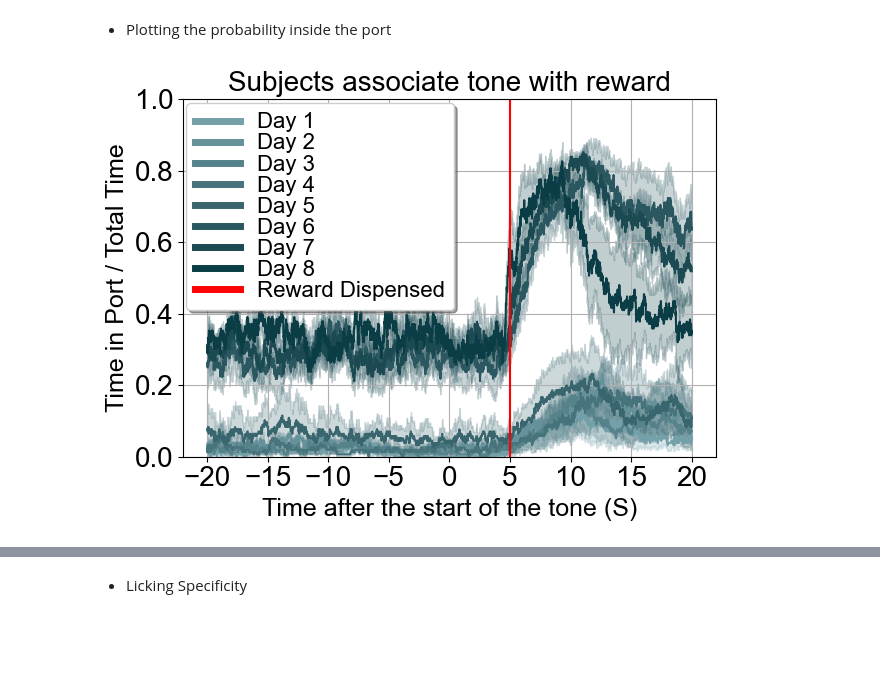
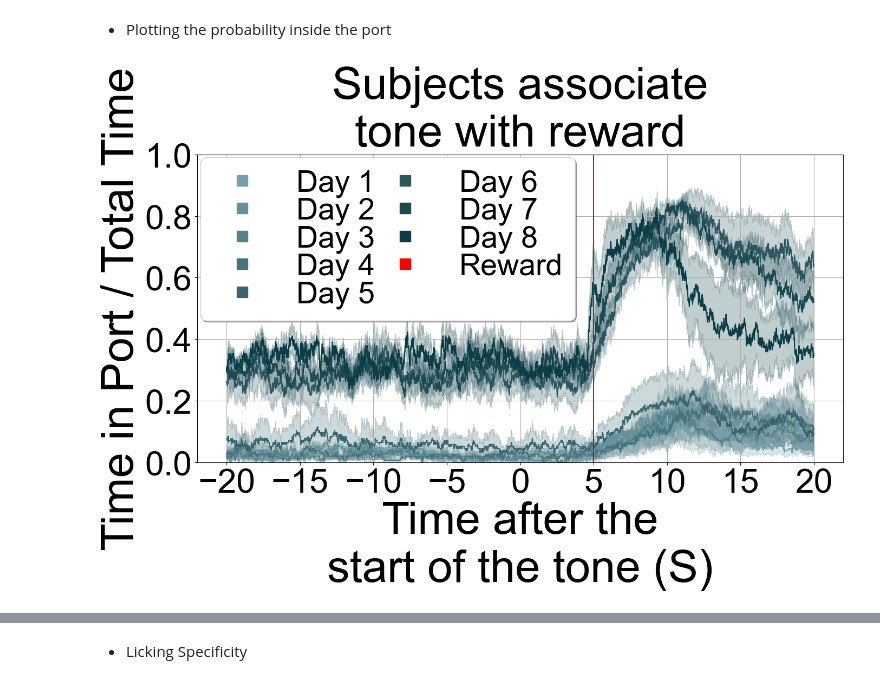
Before and after one commit to padillacoreanolab/behavioral_dataframe_processing, a Jupyter notebook: results/2023_02_14_pilot_3_reward_training/pilot_3/03_calculating_port_entry_precision.ipynb, the cells around one changed output, grey strips where cells are left out. Drawn from its saved outputs; the diff is of its cells as text; code cells hidden in the pictures; blank space fills up the shorter version.

```diff
--- a/results/2023_02_14_pilot_3_reward_training/pilot_3/03_calculating_port_entry_precision.ipynb
+++ b/results/2023_02_14_pilot_3_reward_training/pilot_3/03_calculating_port_entry_precision.ipynb
@@ -34,6 +34,14 @@ font = {"family": 'Arial'}
 #        'weight' : 'bold',}
 
 matplotlib.rc('font', **font)
+# %%
+# Plot Specifics
+TITLESIZE = 60
+AXESLABEL = 60
+AXESTICKS = 45
+LINWID = 10
+DOTS = 25
+LEGSIZE = 40
 # %% [markdown]
 # Loading in Recording and Metadata from Previous Notebook
 # %% [markdown]
@@ -839,17 +847,3 @@ per_strain_output_directory
 os.makedirs(per_strain_output_directory, exist_ok=True)
 # %% [markdown]
 - Plotting the probability inside the port
-# %%
-# Plot Specifics
-# TITLESIZE = 60
-TITLESIZE = 20
-
-# AXESLABEL = 60
-AXESLABEL = 18
-
-# AXESTICKS = 45
-AXESTICKS = 20
-LINWID = 10
-DOTS = 25
-# LEGSIZE = 45
-LEGSIZE = 16
@@ -856,7 +852,10 @@ LEGSIZE = 16
 # %%
 all_colors = ["#73a0a9", "#64919a", "#55828b", "#47737c", "#39656e", "#2a5760", "#1b4a52", "#0a3d45", "#003038", "#00242b", "#00191f", "#000000"]
+# %%
+all_markers = [mlines.Line2D([], [], color=color, marker='s', markersize=15, label='Day {}'.format(index + 1), linestyle='None')  for index, color in enumerate(all_colors[:8])] + [mlines.Line2D([], [], color="red", marker='s', markersize=15, label='Reward', linestyle='None')]
 # %%
 # all_colors = ["k", "gray", "b", "m", "fuchsia", "c","g", "lime", "y", "darkorange", "r", "deeppink"]
+plt.rcParams["figure.figsize"] = (14,10)
 fig, ax = plt.subplots()
 # plt.rcParams["figure.figsize"] = (13.5,7.5)
 
@@ -865,39 +864,38 @@ counter = 0
 
 for key in sorted(cd1_col_to_increment_probability.keys()):
     ax.plot(np.linspace(-20,20,4000), cd1_col_to_increment_probability[key]["mean"], label="Day {}".format(str(int(key))), color=all_colors[counter])
     ax.fill_between(np.linspace(-20,20,4000), cd1_col_to_increment_probability[key]["mean"]-cd1_col_to_increment_probability[key]["sem"], \
                     cd1_col_to_increment_probability[key]["mean"]+cd1_col_to_increment_probability[key]["sem"], \
                    alpha=.25, color=all_colors[counter])
     counter += 1
 
-plt.axvline(x=5, label="Reward Dispensed", c="red")
+plt.axvline(x=5, label="Reward", c="red")
 
-ax.set_xlabel("Time after the start of the tone (S)", fontsize = AXESLABEL)
+ax.set_xlabel("Time after the\nstart of the tone (S)", fontsize = AXESLABEL)
 ax.set_ylabel("Time in Port / Total Time", fontsize = AXESLABEL)
-ax.set_title("Subjects associate tone with reward".format(cohort), fontsize = TITLESIZE)
+ax.set_title("Subjects associate\ntone with reward".format(cohort), fontsize = TITLESIZE)
 ax.set_ylim(0, 1)
 plt.xticks(fontsize=AXESTICKS)
 plt.yticks(fontsize=AXESTICKS)
 plt.tight_layout()
 ax.grid()
 
 
 # legend = plt.legend(fontsize=LEGSIZE, ncol=1, fancybox=True, shadow=True, loc='center left', bbox_to_anchor=(0.95, 0.5))
 # legend = plt.legend(fontsize=LEGSIZE, ncol=5, fancybox=True, shadow=True, bbox_to_anchor=(0.5, -0.2), loc='upper center')
-legend = plt.legend(fontsize=LEGSIZE, ncol=1, fancybox=True, shadow=True, loc='upper right', columnspacing=0.4, labelspacing = 0.05, bbox_to_anchor=(0.53, 1.02))
-
+legend = plt.legend(handles=all_markers, fontsize=LEGSIZE, ncol=2, fancybox=True, frameon = True, shadow=True, loc='upper right', columnspacing=0.0, labelspacing = 0.0, bbox_to_anchor=(0.608, 1.04))
 
 # set the linewidth of each legend object
 for legobj in legend.legendHandles:
     legobj.set_linewidth(5.0)
 
 file_name = "probability_inside_port_cage_6.svg".format(cohort, cage_numbers_for_title, subject_id, earliest_date, latest_date)
 plt.savefig(os.path.join("./proc", file_name), bbox_inches='tight' )
 file_name = "probability_inside_port_cage_6.png".format(cohort, cage_numbers_for_title, subject_id, earliest_date, latest_date)
 plt.savefig(os.path.join("./proc", file_name), bbox_inches='tight')
 plt.show()
 # %% [output]
-[figure, old version]
+[figure, new version]
 # %%
 size = fig.get_size_inches()
 # %%
```
Also changed, not shown: parts of 4 cells of this notebook, 2 other files.
